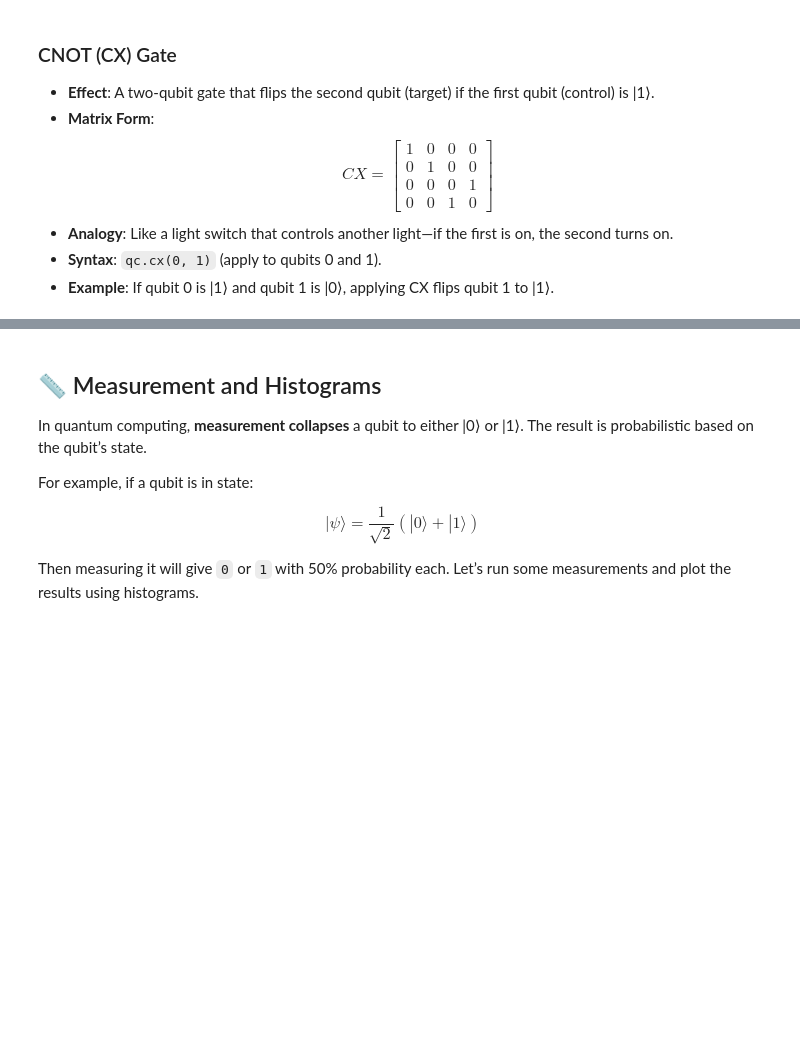
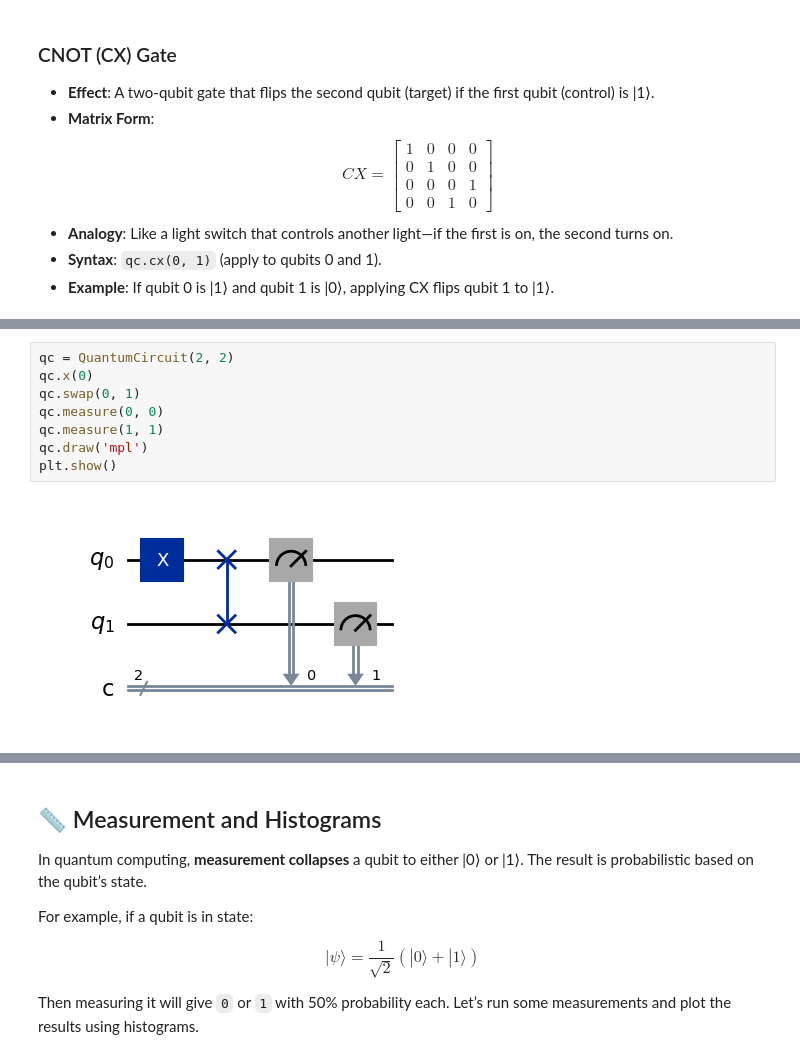
Before and after one commit to quantum-gabo/Quantum-Computing-Club, a Jupyter notebook: meetings/meeting02/Quantum_Workshop_Coding_Session.ipynb, the cells around one changed output, grey strips where cells are left out. Saved outputs shown, nothing was run; the diff lists cells and outputs as text; blank space fills up the shorter version.

```diff
--- a/meetings/meeting02/Quantum_Workshop_Coding_Session.ipynb
+++ b/meetings/meeting02/Quantum_Workshop_Coding_Session.ipynb
@@ -193,0 +230,10 @@ qc.draw('mpl')
+# %%
+qc = QuantumCircuit(2, 2)
+qc.x(0)
+qc.swap(0, 1)
+qc.measure(0, 0)
+qc.measure(1, 1)
+qc.draw('mpl')
+plt.show()
+# %% [output]
+[figure, added]
```
Also changed, not shown: parts of 25 cells of this notebook, 3 other files.
